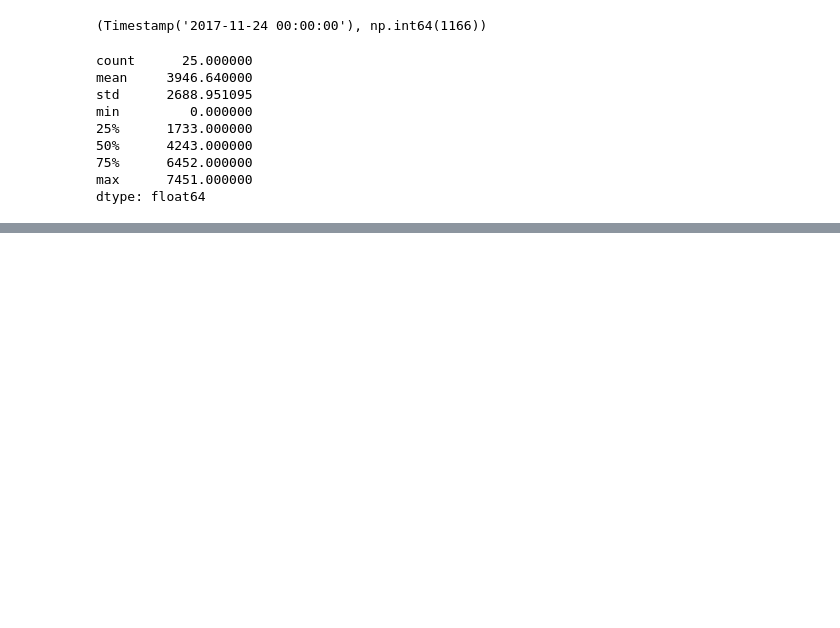
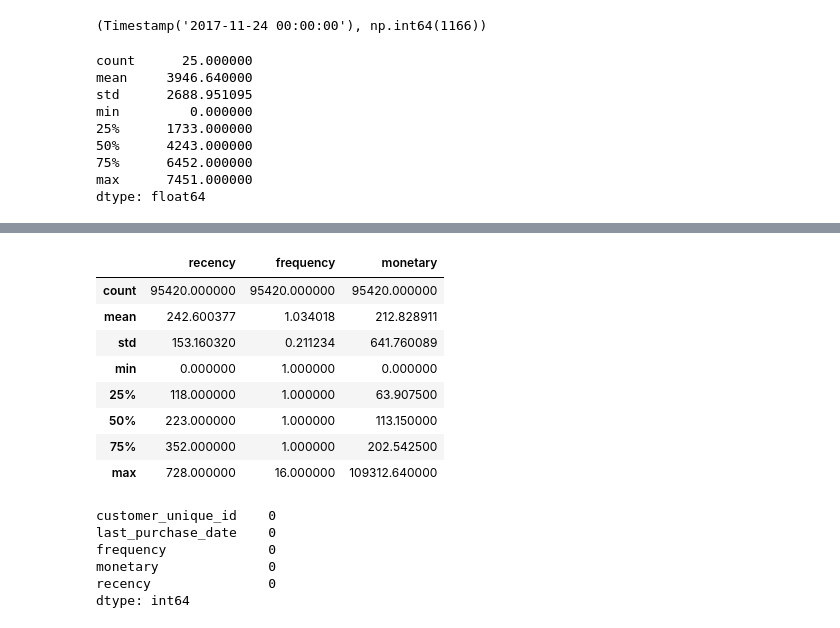
Before and after one commit to abhishek-shukla7/Brazilian-E-Commerce-by-Olist-analysis, a Jupyter notebook: Brazilian.ipynb, the cells around one changed output, grey strips where cells are left out. Saved outputs shown, nothing was run; the diff lists cells and outputs as text; code cells hidden in the pictures; blank space fills up the shorter version.

```diff
--- a/Brazilian.ipynb
+++ b/Brazilian.ipynb
@@ -579,0 +617,5 @@ orders_monthly.to_csv(
+# %%
+rfm_customer_base=customer_df.copy()
+# %%
+reference_date=rfm_customer_base["last_purchase_date"].max()
+reference_date
@@ -579,0 +624,33 @@ orders_monthly.to_csv(
+# %%
+rfm_customer_base["recency"]=(
+    reference_date - rfm_customer_base["last_purchase_date"]
+).dt.days
+# %%
+rfm_customer_base.rename(
+    columns={
+        "frequency": "frequency",
+        "monetary": "monetary"
+    },
+    inplace=True
+)
+# %%
+rfm_customer_base[["recency", "frequency", "monetary"]].describe()
+# %% [output]
+|  | recency | frequency | monetary |
+| count | 95420.000000 | 95420.000000 | 95420.000000 |
+| mean | 242.600377 | 1.034018 | 212.828911 |
+| std | 153.160320 | 0.211234 | 641.760089 |
+| min | 0.000000 | 1.000000 | 0.000000 |
+| 25% | 118.000000 | 1.000000 | 63.907500 |
+| 50% | 223.000000 | 1.000000 | 113.150000 |
+| 75% | 352.000000 | 1.000000 | 202.542500 |
+| max | 728.000000 | 16.000000 | 109312.640000 |
+# %%
+rfm_customer_base.isna().sum()
+# %% [output]
+customer_unique_id    0
+last_purchase_date    0
+frequency             0
+monetary              0
+recency               0
+dtype: int64
```
Also changed, not shown: parts of 9 cells of this notebook.
